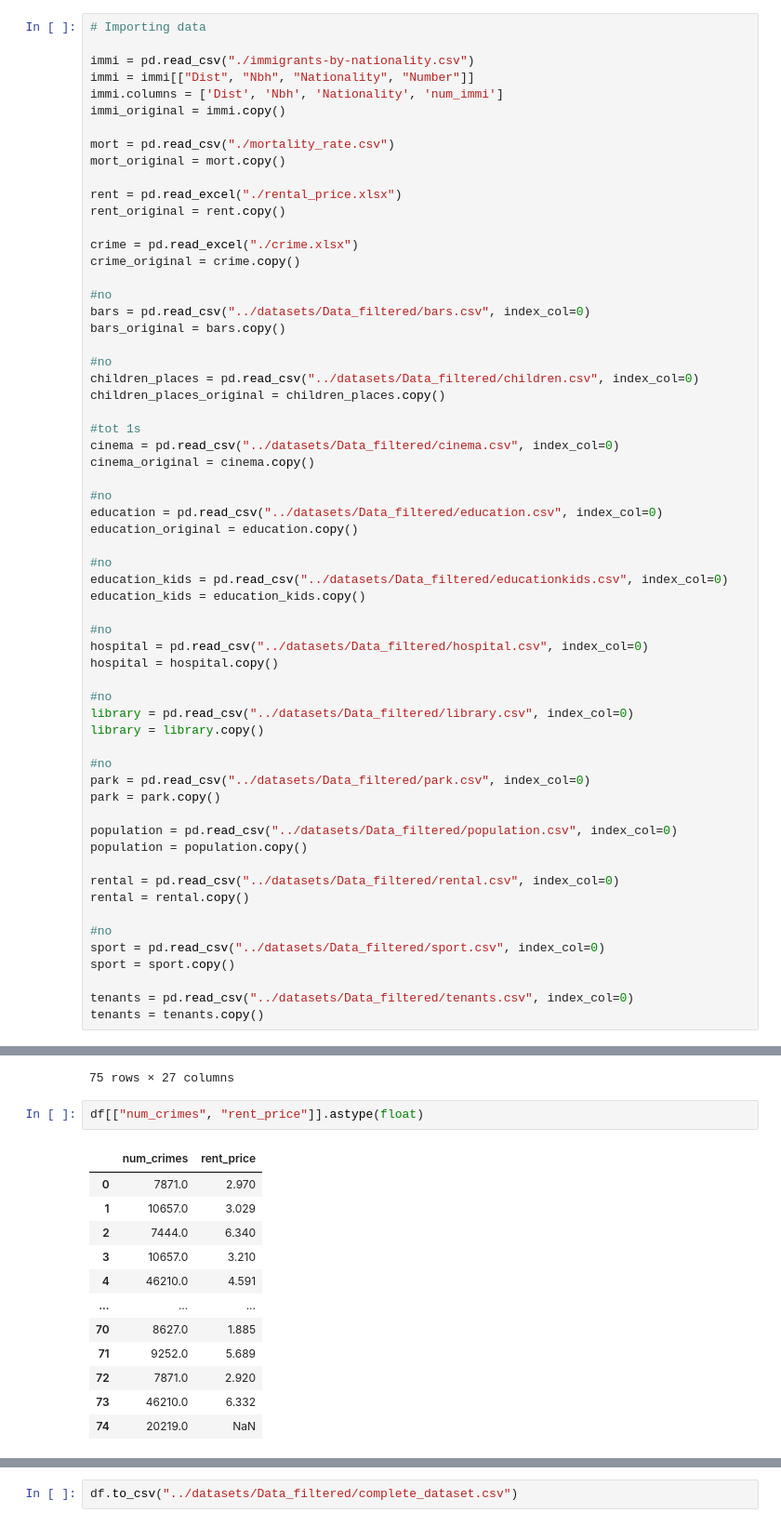
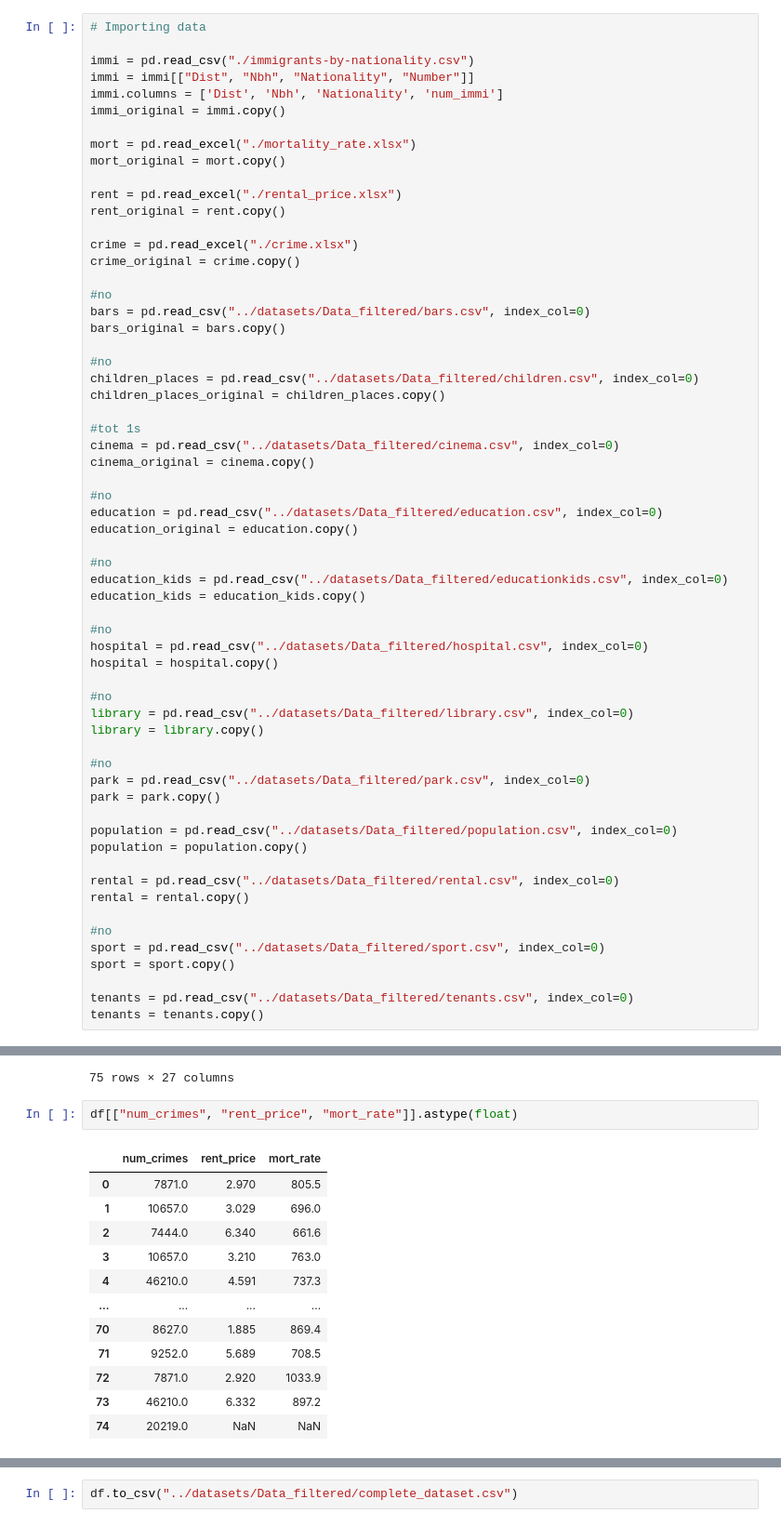
Before and after one commit to ta-data-bcn/Project-Week-2-Barcelona, a Jupyter notebook: your-project/code.ipynb, the cells around one changed output, grey strips where cells are left out. Shown at 93% size. Drawn from its saved outputs; the diff is of its cells as text.

```diff
--- a/your-project/code.ipynb
+++ b/your-project/code.ipynb
@@ -12,7 +12,7 @@ immi = immi[["Dist", "Nbh", "Nationality", "Number"]]
 immi.columns = ['Dist', 'Nbh', 'Nationality', 'num_immi']
 immi_original = immi.copy()
 
-mort = pd.read_csv("./mortality_rate.csv")
+mort = pd.read_excel("./mortality_rate.xlsx")
 mort_original = mort.copy()
 
 rent = pd.read_excel("./rental_price.xlsx")
@@ -317,17 +319,17 @@ df
 | 74 | el Poble Sec | NaN | NaN | NaN | NaN | NaN | NaN | ... |
 75 rows × 27 columns
 # %%
-df[["num_crimes", "rent_price"]].astype(float)
+df[["num_crimes", "rent_price", "mort_rate"]].astype(float)
 # %% [output]
-|  | num_crimes | rent_price |
-| 0 | 7871.0 | 2.970 |
-| 1 | 10657.0 | 3.029 |
-| 2 | 7444.0 | 6.340 |
-| 3 | 10657.0 | 3.210 |
-| 4 | 46210.0 | 4.591 |
-| ... | ... | ... |
-| 70 | 8627.0 | 1.885 |
-| 71 | 9252.0 | 5.689 |
-| 72 | 7871.0 | 2.920 |
-| 73 | 46210.0 | 6.332 |
-| 74 | 20219.0 | NaN |
+|  | num_crimes | rent_price | mort_rate |
+| 0 | 7871.0 | 2.970 | 805.5 |
+| 1 | 10657.0 | 3.029 | 696.0 |
+| 2 | 7444.0 | 6.340 | 661.6 |
+| 3 | 10657.0 | 3.210 | 763.0 |
+| 4 | 46210.0 | 4.591 | 737.3 |
+| ... | ... | ... | ... |
+| 70 | 8627.0 | 1.885 | 869.4 |
+| 71 | 9252.0 | 5.689 | 708.5 |
+| 72 | 7871.0 | 2.920 | 1033.9 |
+| 73 | 46210.0 | 6.332 | 897.2 |
+| 74 | 20219.0 | NaN | NaN |
```
Also changed, not shown: parts of 7 cells of this notebook, 2 other files.
